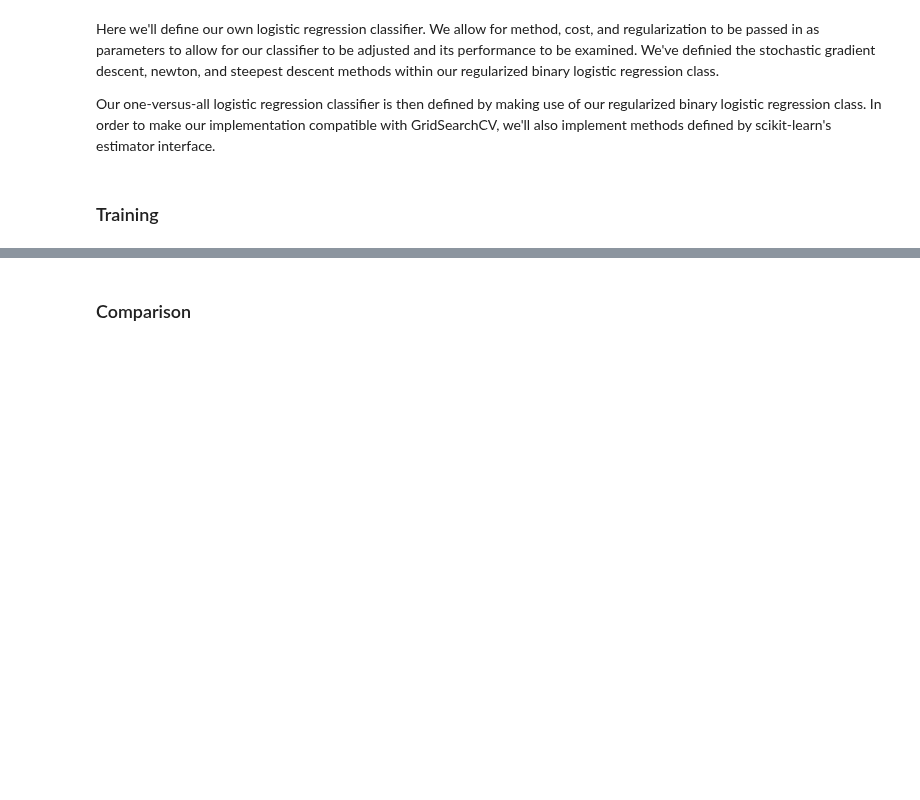
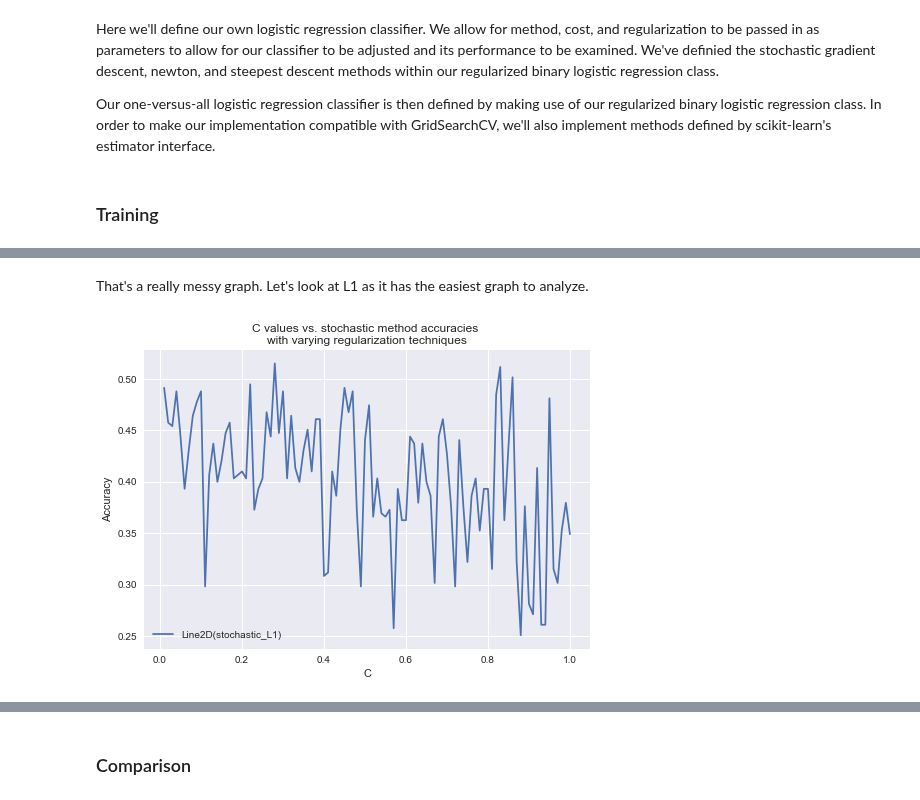
Before and after one commit to Thakugan/machine-learning-notebooks, a Jupyter notebook: 4-extending-logistric-regression/contraceptive-method-choice.ipynb, the cells around one changed output, grey strips where cells are left out. Saved outputs shown, nothing was run; the diff lists cells and outputs as text; code cells hidden in the pictures; blank space fills up the shorter version.

```diff
--- a/4-extending-logistric-regression/contraceptive-method-choice.ipynb
+++ b/4-extending-logistric-regression/contraceptive-method-choice.ipynb
@@ -503,9 +514,14 @@ class RegularizedLogisticRegression(LogisticRegression):
 # %% [markdown]
 ### Training
 # %%
+print(np.linspace (0.001, 5, 50))
+
 X_train, X_test, y_train, y_test = train_test_split(X, y, test_size=0.20)
+y_train = y_train.as_matrix()
+y_test = y_test.as_matrix()
 
-rlr = LogisticRegression(eta=5, iterations=500)
+
+rlr = LogisticRegression(eta=0.8)
 rlr.fit(X_train, y_train)
 
 yhat = rlr.predict(X_test)
@@ -548,0 +611,17 @@ Accuracy of:  0.528813559322
+# %% [markdown]
+That's a really messy graph. Let's look at L1 as it has the easiest graph to analyze.
+# %%
+legend = []
+method = "stochastic"
+for meth_reg in accuracies:
+    if "stochastic_L1" == meth_reg:
+        handle, = plt.plot(C_interval, accuracies[meth_reg], label=meth_reg)
+        legend.append(handle)
+
+
+plt.xlabel("C")
+plt.ylabel("Accuracy")
+plt.title("C values vs. " + method + " method accuracies \nwith varying regularization techniques")
+plt.legend(legend);
+# %% [output]
+[figure, added]
```
Also changed, not shown: parts of 36 cells of this notebook.
